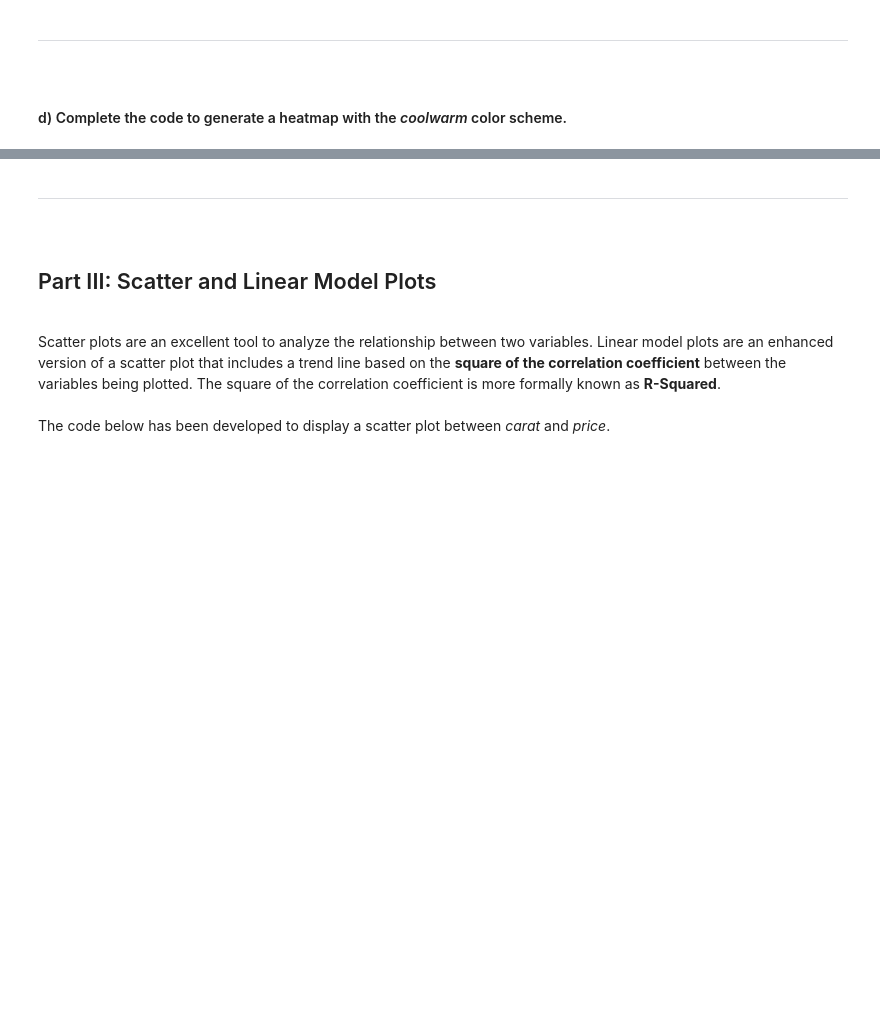
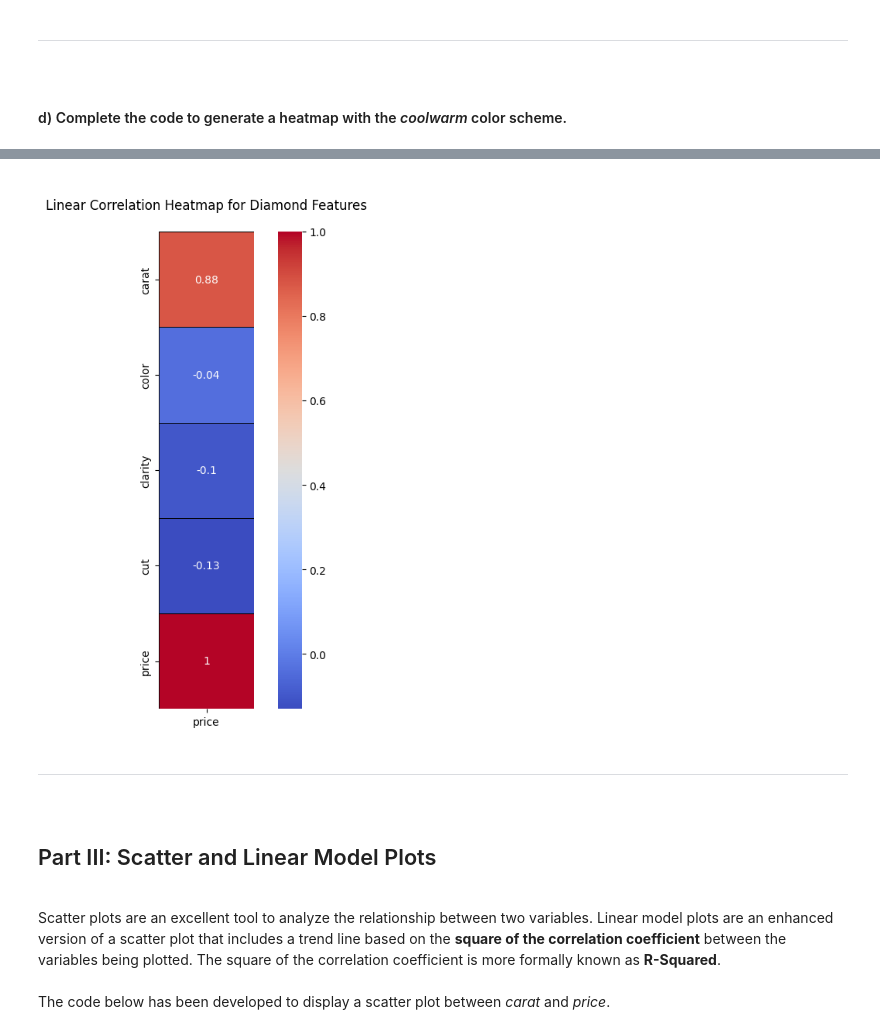
Before and after one commit to samuel-mahembe/Data-Science-Python-Kickstart, a Jupyter notebook: Script 03 - Exploratory Data Analysis - Guided.ipynb, the cells around one changed output, grey strips where cells are left out. Cells and saved outputs as stored; diff of their text form; code cells hidden in the pictures; blank space fills up the shorter version.

```diff
--- a/Script 03 - Exploratory Data Analysis - Guided.ipynb
+++ b/Script 03 - Exploratory Data Analysis - Guided.ipynb
@@ -425,3 +431,27 @@ plt.show(block = True)
+# %%
+# specifying plot size (making it bigger)
+fig, ax = plt.subplots( figsize = (8 , 8) )
+
+
+# developing a coolwarm heatmap
+sns.heatmap(data       = diamonds_corr[['price']], # the correlation matrix
+            cmap       = 'coolwarm'        , # changing to MEDIUM colors  Better to read
+            square     = True         , # tightening the layout
+            annot      = True         , # should there be numbers in the heatmap
+            linecolor  = 'black'      , # lines between boxes
+            linewidths = 0.5          ) # how thick should the lines be?
+
+
+# title and displaying the plot
+plt.title(label = """
+Linear Correlation Heatmap for Diamond Features
+""")
+
+
+# visualizing the data
+plt.show(block = True)
+# %% [output]
+[figure, added]
 # %% [markdown]
 <hr style="height:.9px;border:none;color:#333;background-color:#333;" /><br>
 <h2>Part III: Scatter and Linear Model Plots</h2><br>
```
Also changed, not shown: parts of 11 cells of this notebook.
